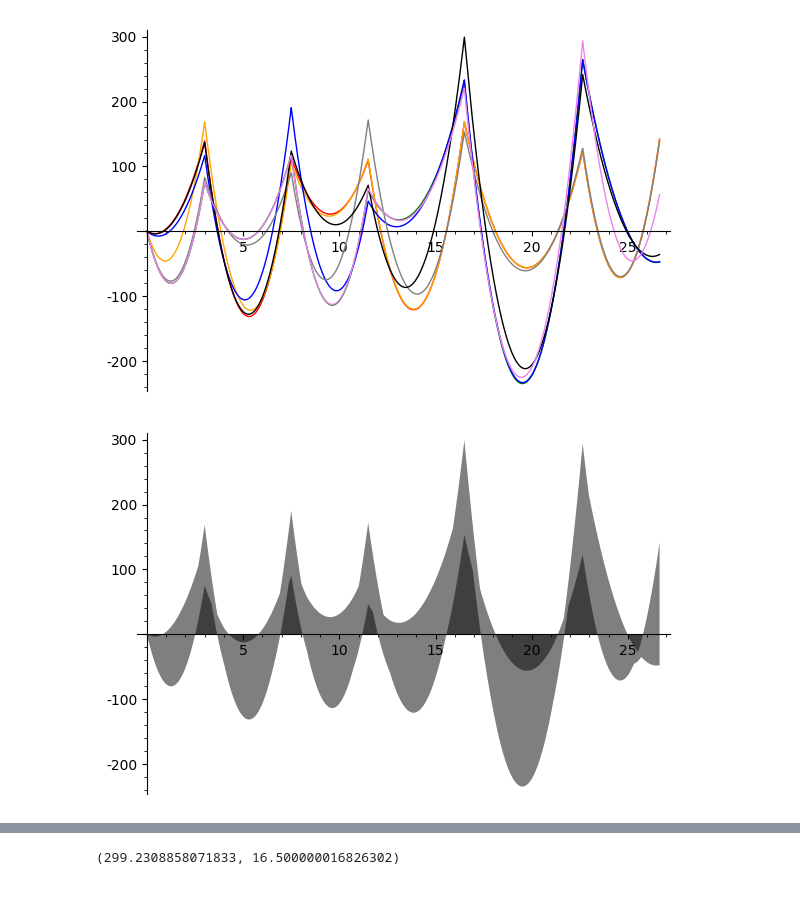
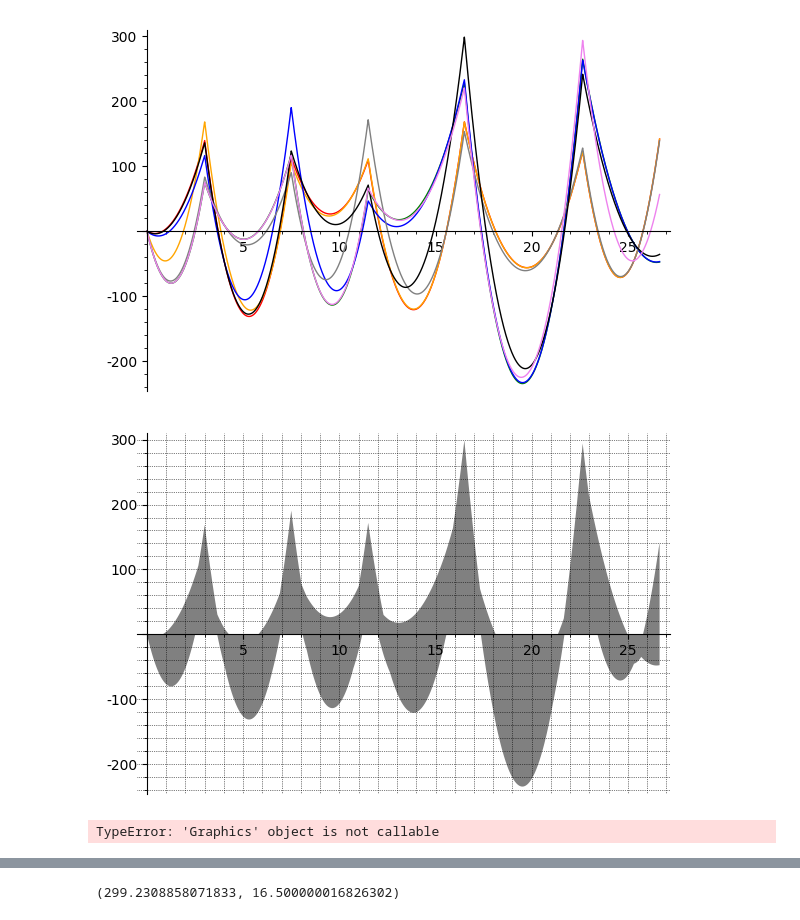
Before and after one commit to sononicola/Sicurezza_Strutturale, a Jupyter notebook: Risolutore Trave.ipynb, the cells around one changed output, grey strips where cells are left out. Saved outputs shown, nothing was run; the diff lists cells and outputs as text; code cells hidden in the pictures.

```diff
--- a/Risolutore Trave.ipynb
+++ b/Risolutore Trave.ipynb
@@ -418,10 +421,17 @@ SLU_ptot=SLU_p1+SLU_p2+SLU_p3+SLU_p4+SLU_p5+SLU_p6+SLU_p7; SLU_ptot
 SLU_max=max_symbolic(SLU_m1,SLU_m2,SLU_m3,SLU_m4,SLU_m5,SLU_m6,SLU_m7)
 # %%
 SLU_min=min_symbolic(SLU_m1,SLU_m2,SLU_m3,SLU_m4,SLU_m5,SLU_m6,SLU_m7)
-# %%
-plot([SLU_max,SLU_min],0,ltot,fill=True,fillcolor='black',alpha=0)   #?? fill=[0,max(SLU_max,SLU_min)]
-# %% [output]
-[figure, removed]
+# %%
+SLU_pInviluppo=plot([SLU_max,SLU_min],0,ltot,fill=True,fillcolor='grey',fillalpha=1,alpha=0,gridlines='minor');   #?? fill=[0,max(SLU_max,SLU_min)]
+#fillaplha=1 perché altrimenti si vedono i due grafici uno sopra l'altro e non so come unirli in uno unico
+#alpha=0 è la linea del grafico. =0 per lo stesso motivo sopra
+SLU_pInviluppo
+# %% [output]
+[figure, added]
+# %%
+SLU_pInviluppo.save_image(SLU_pInviluppo(ext='.pdf'))
+# %% [output]
+TypeError: 'Graphics' object is not callable
 # %%
 #SLU_maxmax=max_symbolic(SLU_max,SLU_min)
 # %%
```
Also changed, not shown: parts of 17 cells of this notebook.
